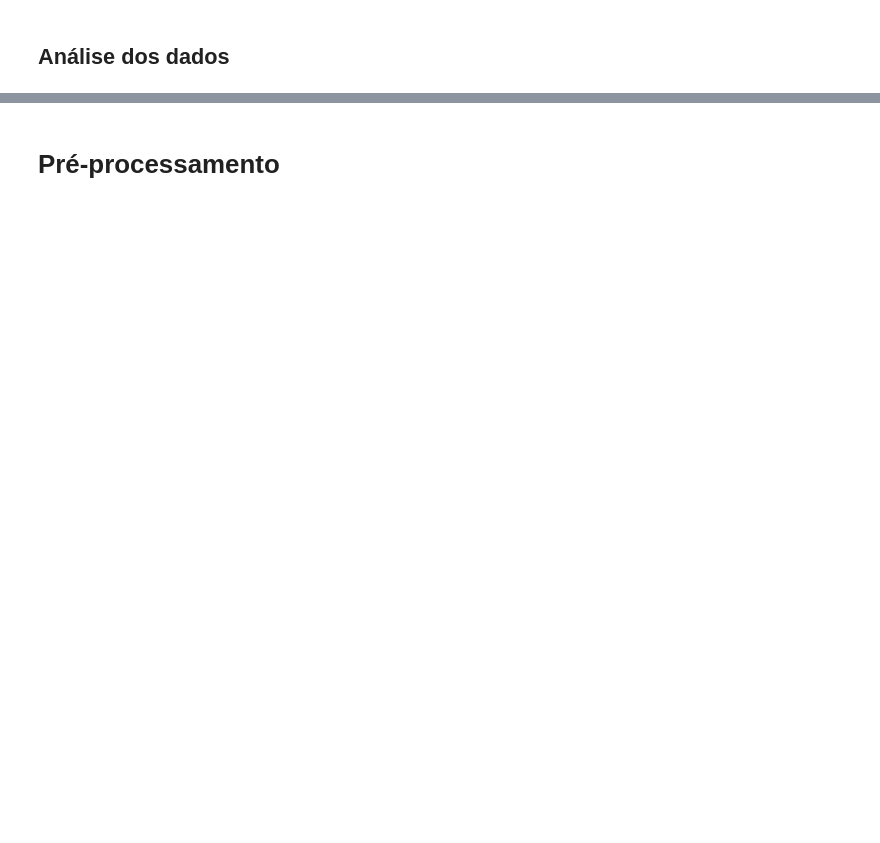
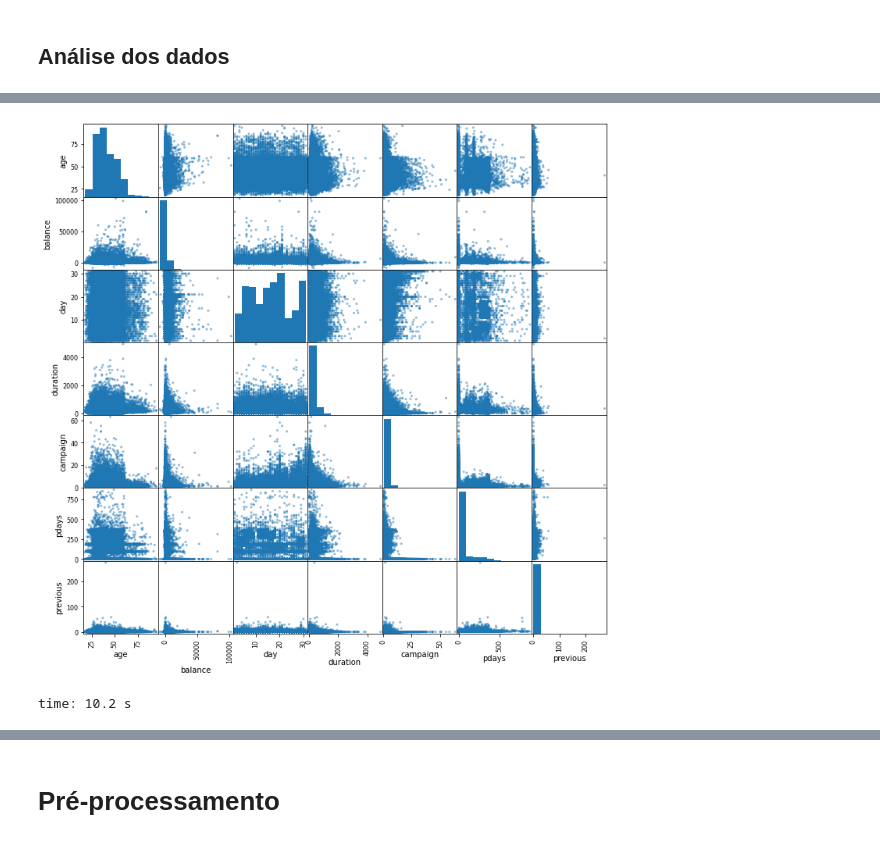
Before and after one commit to opaulomonteiro/tf-topicos, a Jupyter notebook: TF_Mateus_e_Paulo.ipynb, the cells around one changed output, grey strips where cells are left out. Drawn from its saved outputs; the diff is of its cells as text; code cells hidden in the pictures; blank space fills up the shorter version.

```diff
--- a/TF_Mateus_e_Paulo.ipynb
+++ b/TF_Mateus_e_Paulo.ipynb
@@ -52,3 +92,9 @@ time: 33.7 ms
+# %%
+pd.plotting.scatter_matrix(df[['age','balance','day','duration','campaign','pdays','previous']],figsize=(12, 12))
+plt.show()
+# %% [output]
+[figure, added]
+time: 10.2 s
 # %%
 df['y'].value_counts()
 # %% [output]
```
Also changed, not shown: parts of 32 cells of this notebook, 2 other files.
